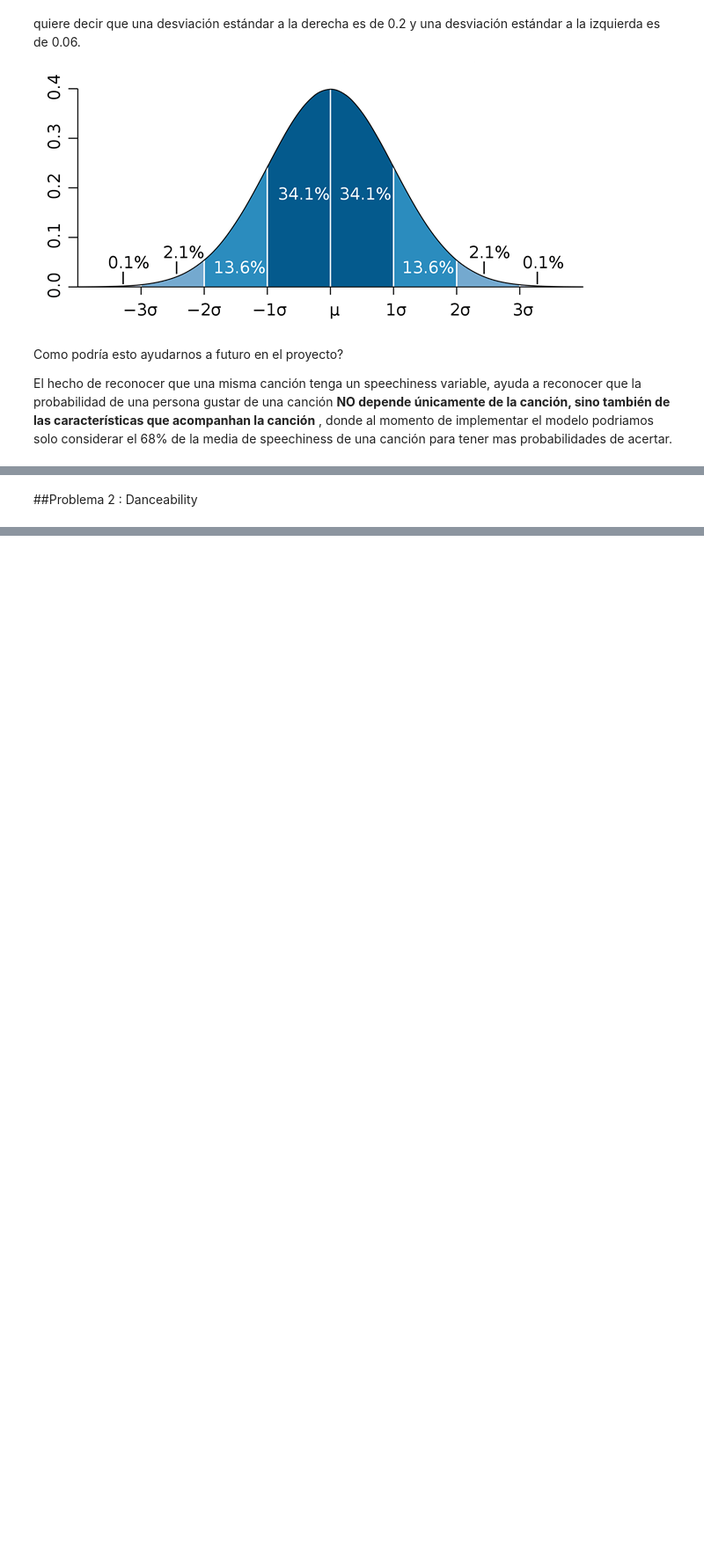
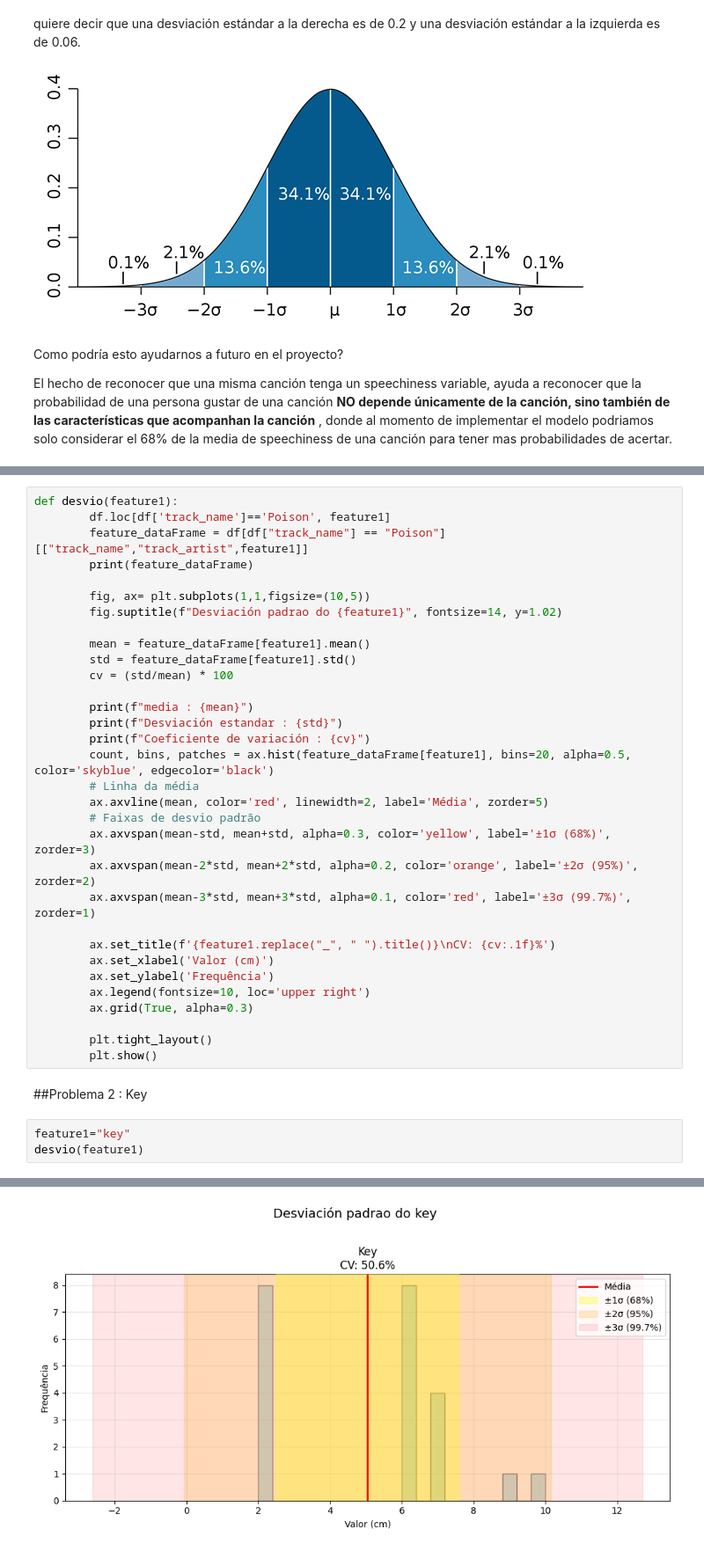
Before and after one commit to Magvride/Spotify-Recommendations, a Jupyter notebook: Ciência_de_Dados_G1.ipynb, the cells around one changed output, grey strips where cells are left out. Shown at 88% size. Saved outputs shown, nothing was run; the diff lists cells and outputs as text; blank space fills up the shorter version.

```diff
--- a/Ciência_de_Dados_G1.ipynb
+++ b/Ciência_de_Dados_G1.ipynb
@@ -428,2 +444,38 @@ El hecho de reconocer que una misma canción tenga un speechiness variable, ayud
+# %%
+def desvio(feature1):
+        df.loc[df['track_name']=='Poison', feature1]
+        feature_dataFrame = df[df["track_name"] == "Poison"][["track_name","track_artist",feature1]]
+        print(feature_dataFrame)
+
+        fig, ax= plt.subplots(1,1,figsize=(10,5))
+        fig.suptitle(f"Desviación padrao do {feature1}", fontsize=14, y=1.02)
+
+        mean = feature_dataFrame[feature1].mean()
+        std = feature_dataFrame[feature1].std()
+        cv = (std/mean) * 100
+
+        print(f"media : {mean}")
+        print(f"Desviación estandar : {std}")
+        print(f"Coeficiente de variación : {cv}")
+        count, bins, patches = ax.hist(feature_dataFrame[feature1], bins=20, alpha=0.5, color='skyblue', edgecolor='black')
+        # Linha da média
+        ax.axvline(mean, color='red', linewidth=2, label='Média', zorder=5)
+        # Faixas de desvio padrão
+        ax.axvspan(mean-std, mean+std, alpha=0.3, color='yellow', label='±1σ (68%)', zorder=3)
+        ax.axvspan(mean-2*std, mean+2*std, alpha=0.2, color='orange', label='±2σ (95%)', zorder=2)
+        ax.axvspan(mean-3*std, mean+3*std, alpha=0.1, color='red', label='±3σ (99.7%)', zorder=1)
+
+        ax.set_title(f'{feature1.replace("_", " ").title()}\nCV: {cv:.1f}%')
+        ax.set_xlabel('Valor (cm)')
+        ax.set_ylabel('Frequência')
+        ax.legend(fontsize=10, loc='upper right')
+        ax.grid(True, alpha=0.3)
+
+        plt.tight_layout()
+        plt.show()
 # %% [markdown]
-##Problema 2 : Danceability
+##Problema 2 : Key
+# %%
+feature1="key"
+desvio(feature1)
+# %% [output]
@@ -429,0 +499 @@ El hecho de reconocer que una misma canción tenga un speechiness variable, ayud
+[figure, added]
```
Also changed, not shown: parts of 4 cells of this notebook.
